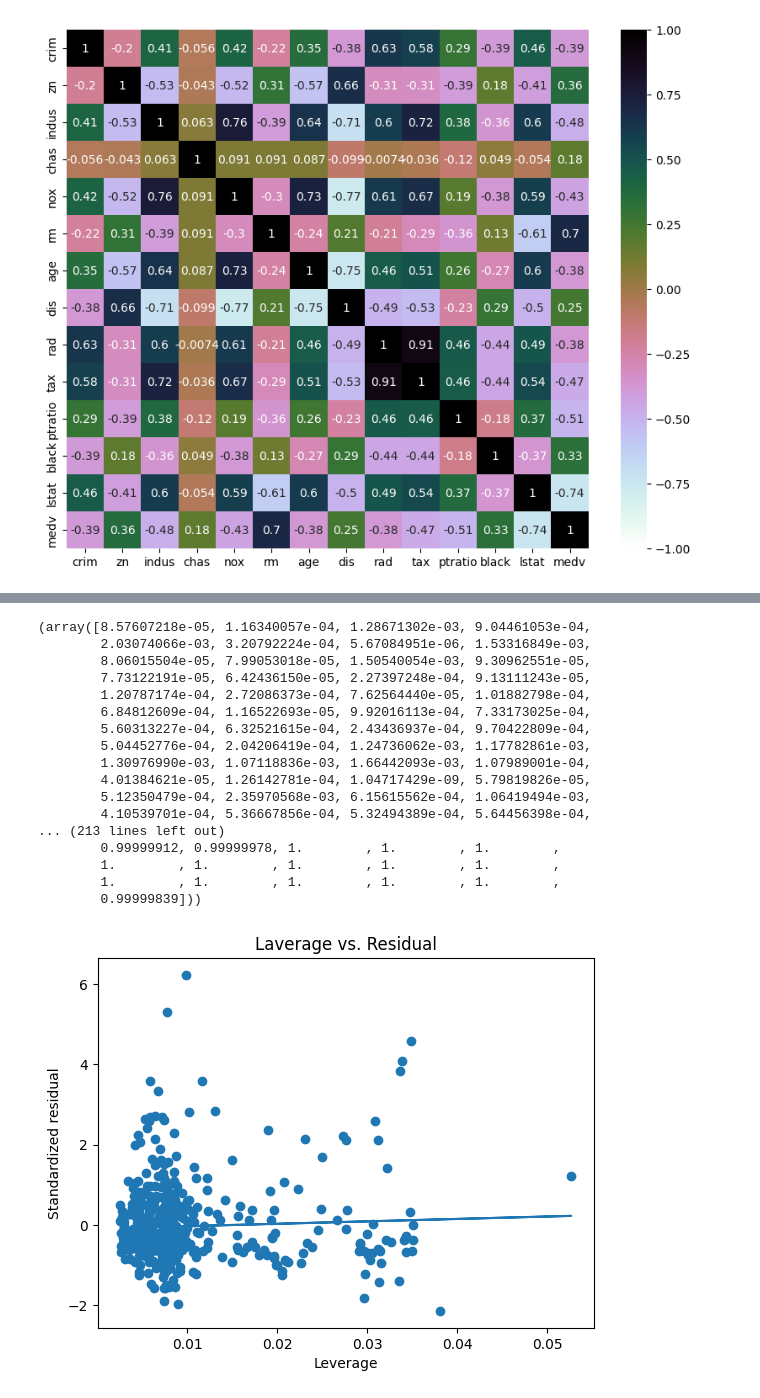
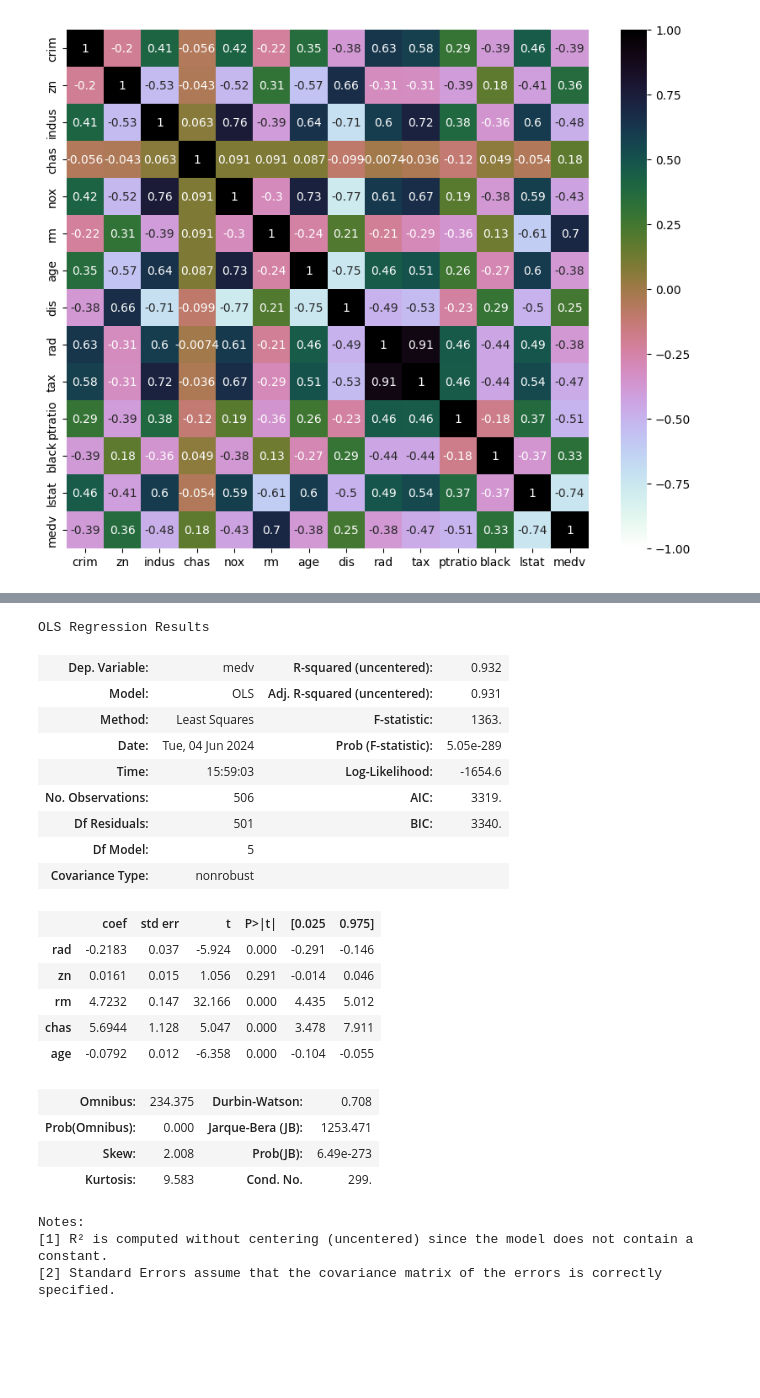
Before and after one commit to hjk7902/ml, a Jupyter notebook: 2장. 회귀분석 - 7절. 다중 회귀분석.ipynb, the cells around one changed output, grey strips where cells are left out. Saved outputs shown, nothing was run; the diff lists cells and outputs as text; code cells hidden in the pictures; blank space fills up the shorter version.

```diff
--- a/2장. 회귀분석 - 7절. 다중 회귀분석.ipynb
+++ b/2장. 회귀분석 - 7절. 다중 회귀분석.ipynb
@@ -266,36 +185,0 @@ c, p = influence.cooks_distance  # Cook's distance, p-value
-# %%
-c, p
-# %% [output]
-(array([8.57607218e-05, 1.16340057e-04, 1.28671302e-03, 9.04461053e-04,
-        2.03074066e-03, 3.20792224e-04, 5.67084951e-06, 1.53316849e-03,
-        8.06015504e-05, 7.99053018e-05, 1.50540054e-03, 9.30962551e-05,
-        7.73122191e-05, 6.42436150e-05, 2.27397248e-04, 9.13111243e-05,
-        1.20787174e-04, 2.72086373e-04, 7.62564440e-05, 1.01882798e-04,
-        6.84812609e-04, 1.16522693e-05, 9.92016113e-04, 7.33173025e-04,
-        5.60313227e-04, 6.32521615e-04, 2.43436937e-04, 9.70422809e-04,
-        5.04452776e-04, 2.04206419e-04, 1.24736062e-03, 1.17782861e-03,
-        1.30976990e-03, 1.07118836e-03, 1.66442093e-03, 1.07989001e-04,
-        4.01384621e-05, 1.26142781e-04, 1.04717429e-09, 5.79819826e-05,
-        5.12350479e-04, 2.35970568e-03, 6.15615562e-04, 1.06419494e-03,
-        4.10539701e-04, 5.36667856e-04, 5.32494389e-04, 5.64456398e-04,
-... (213 lines left out)
-        0.99999912, 0.99999978, 1.        , 1.        , 1.        ,
-        1.        , 1.        , 1.        , 1.        , 1.        ,
-        1.        , 1.        , 1.        , 1.        , 1.        ,
-        0.99999839]))
-# %%
-import numpy as np
-from sklearn.linear_model import LinearRegression
-
-x = influence.hat_matrix_diag
-y = inf_df.standard_resid
-plt.scatter(x, y)
-fit = np.polyfit(x, y, 1)
-fit_fn = np.poly1d(fit)
-plt.plot(x, fit_fn(x))
-plt.xlabel("Leverage")
-plt.ylabel("Standardized residual")
-plt.title("Laverage vs. Residual")
-plt.show()
-# %% [output]
-[figure, removed]
@@ -306,0 +186,26 @@ import matplotlib.pyplot as plt
+# %%
+model_boston2.summary()
+# %% [output]
+OLS Regression Results
+| Dep. Variable: | medv | R-squared (uncentered): | 0.932 |
+| Model: | OLS | Adj. R-squared (uncentered): | 0.931 |
+| Method: | Least Squares | F-statistic: | 1363. |
+| Date: | Tue, 04 Jun 2024 | Prob (F-statistic): | 5.05e-289 |
+| Time: | 15:59:03 | Log-Likelihood: | -1654.6 |
+| No. Observations: | 506 | AIC: | 3319. |
+| Df Residuals: | 501 | BIC: | 3340. |
+| Df Model: | 5 |  |  |
+| Covariance Type: | nonrobust |  |  |
+|  | coef | std err | t | P>|t| | [0.025 | 0.975] |
+| rad | -0.2183 | 0.037 | -5.924 | 0.000 | -0.291 | -0.146 |
+| zn | 0.0161 | 0.015 | 1.056 | 0.291 | -0.014 | 0.046 |
+| rm | 4.7232 | 0.147 | 32.166 | 0.000 | 4.435 | 5.012 |
+| chas | 5.6944 | 1.128 | 5.047 | 0.000 | 3.478 | 7.911 |
+| age | -0.0792 | 0.012 | -6.358 | 0.000 | -0.104 | -0.055 |
+| Omnibus: | 234.375 | Durbin-Watson: | 0.708 |
+| Prob(Omnibus): | 0.000 | Jarque-Bera (JB): | 1253.471 |
+| Skew: | 2.008 | Prob(JB): | 6.49e-273 |
+| Kurtosis: | 9.583 | Cond. No. | 299. |
+Notes:
+[1] R² is computed without centering (uncentered) since the model does not contain a constant.
+[2] Standard Errors assume that the covariance matrix of the errors is correctly specified.
```
Also changed, not shown: parts of 42 cells of this notebook, 4 other files.
